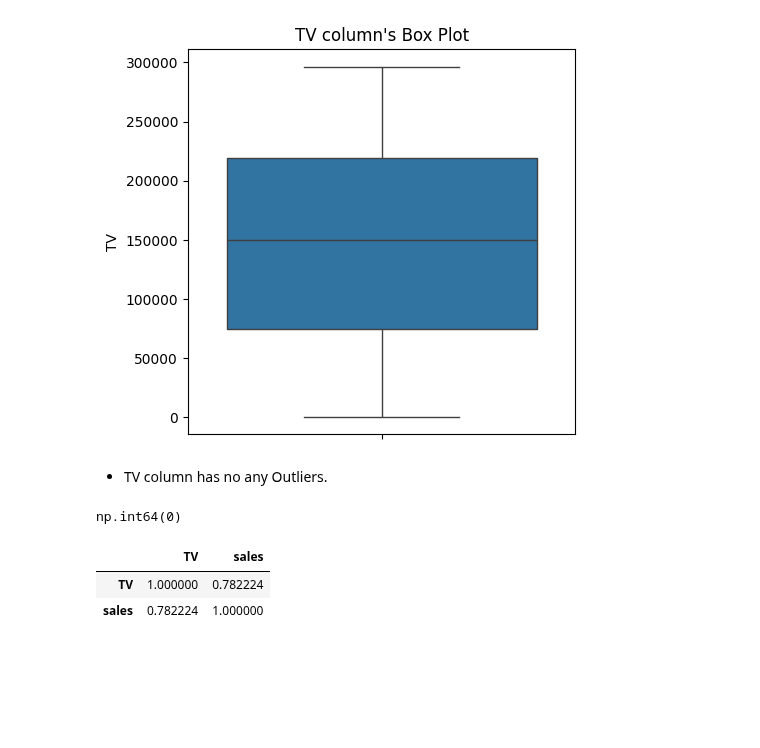
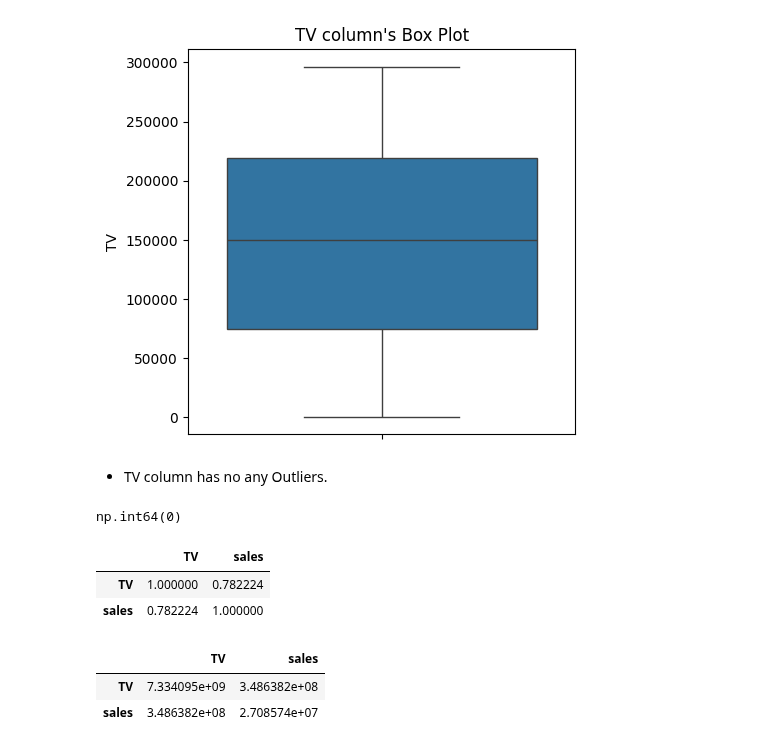
Before and after one commit to manojkumar211/ML-Sales, a Jupyter notebook: experiments/EXproject.ipynb, the cells around one changed output. Cells and saved outputs as stored; diff of their text form; code cells hidden in the pictures; blank space fills up the shorter version.

```diff
--- a/experiments/EXproject.ipynb
+++ b/experiments/EXproject.ipynb
@@ -184,3 +184,9 @@ df[['TV','sales']].corr()
 |  | TV | sales |
 | TV | 1.000000 | 0.782224 |
 | sales | 0.782224 | 1.000000 |
+# %%
+df[['TV','sales']].cov(ddof=0)
+# %% [output]
+|  | TV | sales |
+| TV | 7.334095e+09 | 3.486382e+08 |
+| sales | 3.486382e+08 | 2.708574e+07 |
```
